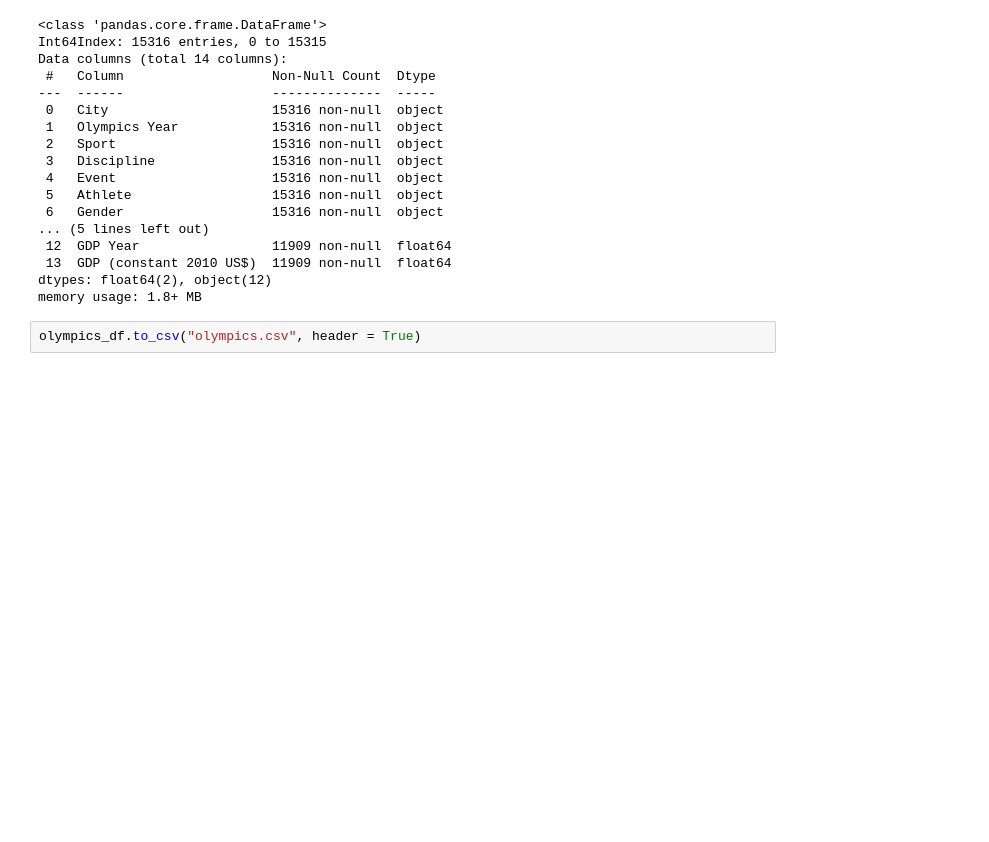
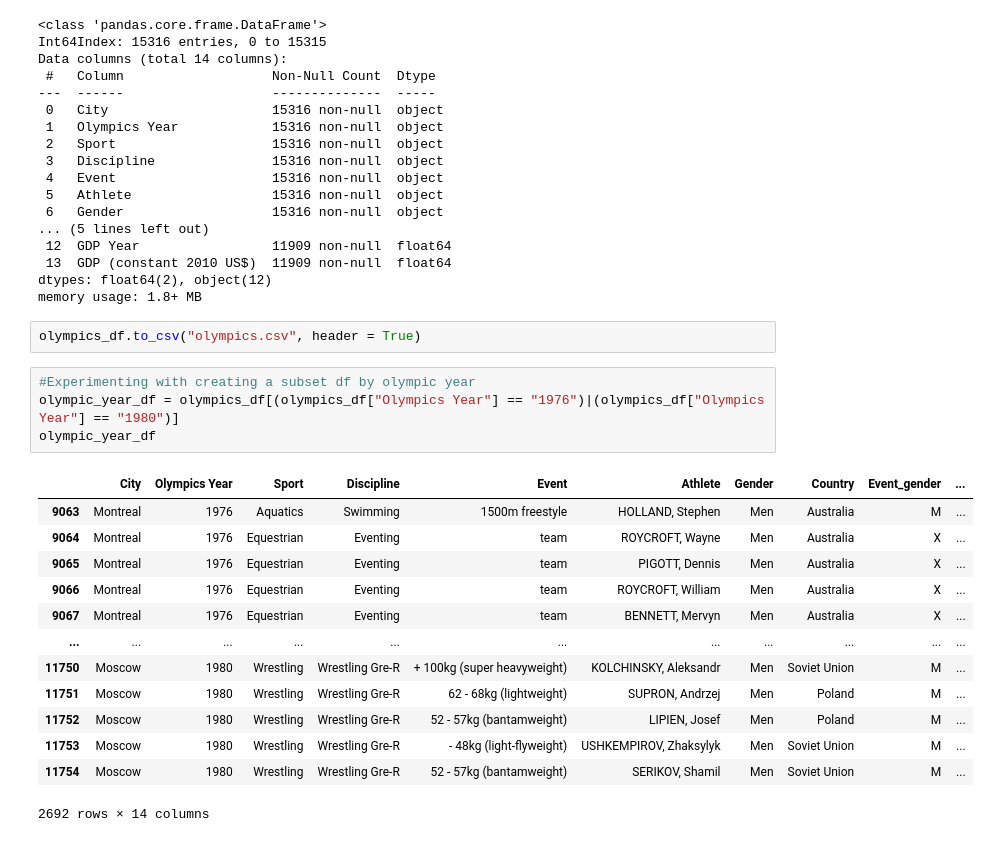
Before and after one commit to Pip85/olympics-challenge, a Jupyter notebook: olympics.ipynb, the cells around one changed output. Saved outputs shown, nothing was run; the diff lists cells and outputs as text; blank space fills up the shorter version.

```diff
--- a/olympics.ipynb
+++ b/olympics.ipynb
@@ -221,3 +245,21 @@ dtypes: float64(2), object(12)
 memory usage: 1.8+ MB
 # %%
 olympics_df.to_csv("olympics.csv", header = True)
+# %%
+#Experimenting with creating a subset df by olympic year
+olympic_year_df = olympics_df[(olympics_df["Olympics Year"] == "1976")|(olympics_df["Olympics Year"] == "1980")]
+olympic_year_df
+# %% [output]
+|  | City | Olympics Year | Sport | Discipline | Event | Athlete | Gender | Country | Event_gender | ... |
+| 9063 | Montreal | 1976 | Aquatics | Swimming | 1500m freestyle | HOLLAND, Stephen | Men | Australia | M | ... |
+| 9064 | Montreal | 1976 | Equestrian | Eventing | team | ROYCROFT, Wayne | Men | Australia | X | ... |
+| 9065 | Montreal | 1976 | Equestrian | Eventing | team | PIGOTT, Dennis | Men | Australia | X | ... |
+| 9066 | Montreal | 1976 | Equestrian | Eventing | team | ROYCROFT, William | Men | Australia | X | ... |
+| 9067 | Montreal | 1976 | Equestrian | Eventing | team | BENNETT, Mervyn | Men | Australia | X | ... |
+| ... | ... | ... | ... | ... | ... | ... | ... | ... | ... | ... |
+| 11750 | Moscow | 1980 | Wrestling | Wrestling Gre-R | + 100kg (super heavyweight) | KOLCHINSKY, Aleksandr | Men | Soviet Union | M | ... |
+| 11751 | Moscow | 1980 | Wrestling | Wrestling Gre-R | 62 - 68kg (lightweight) | SUPRON, Andrzej | Men | Poland | M | ... |
+| 11752 | Moscow | 1980 | Wrestling | Wrestling Gre-R | 52 - 57kg (bantamweight) | LIPIEN, Josef | Men | Poland | M | ... |
+| 11753 | Moscow | 1980 | Wrestling | Wrestling Gre-R | - 48kg (light-flyweight) | USHKEMPIROV, Zhaksylyk | Men | Soviet Union | M | ... |
+| 11754 | Moscow | 1980 | Wrestling | Wrestling Gre-R | 52 - 57kg (bantamweight) | SERIKOV, Shamil | Men | Soviet Union | M | ... |
+2692 rows × 14 columns
```
Also changed, not shown: parts of 6 cells of this notebook, 2 other files.
